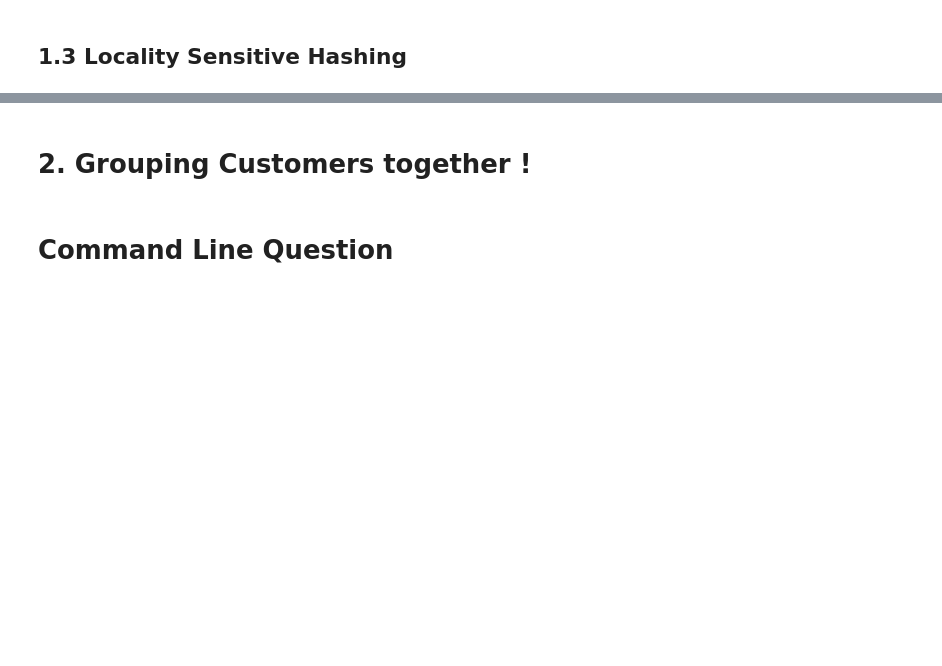
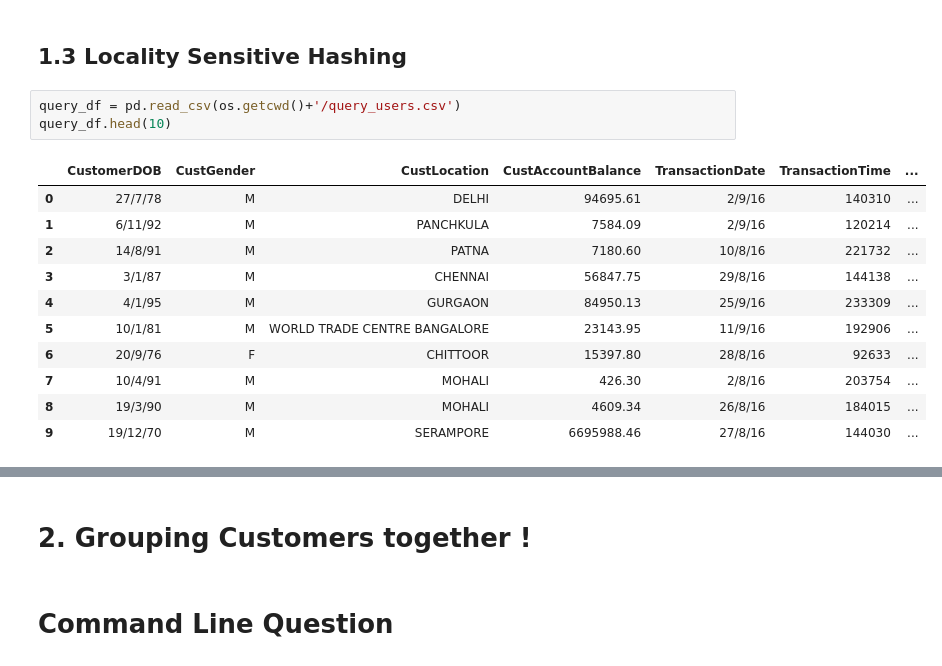
Before and after one commit to YassHarrach/ADM-HW4, a Jupyter notebook: main.ipynb, the cells around one changed output, grey strips where cells are left out. Saved outputs shown, nothing was run; the diff lists cells and outputs as text; blank space fills up the shorter version.

```diff
--- a/main.ipynb
+++ b/main.ipynb
@@ -129,2 +401,17 @@ lsh(signature_matrix)
 # %% [markdown]
 ## 1.3 Locality Sensitive Hashing
+# %%
+query_df = pd.read_csv(os.getcwd()+'/query_users.csv')
+query_df.head(10)
+# %% [output]
+|  | CustomerDOB | CustGender | CustLocation | CustAccountBalance | TransactionDate | TransactionTime | ... |
+| 0 | 27/7/78 | M | DELHI | 94695.61 | 2/9/16 | 140310 | ... |
+| 1 | 6/11/92 | M | PANCHKULA | 7584.09 | 2/9/16 | 120214 | ... |
+| 2 | 14/8/91 | M | PATNA | 7180.60 | 10/8/16 | 221732 | ... |
+| 3 | 3/1/87 | M | CHENNAI | 56847.75 | 29/8/16 | 144138 | ... |
+| 4 | 4/1/95 | M | GURGAON | 84950.13 | 25/9/16 | 233309 | ... |
+| 5 | 10/1/81 | M | WORLD TRADE CENTRE BANGALORE | 23143.95 | 11/9/16 | 192906 | ... |
+| 6 | 20/9/76 | F | CHITTOOR | 15397.80 | 28/8/16 | 92633 | ... |
+| 7 | 10/4/91 | M | MOHALI | 426.30 | 2/8/16 | 203754 | ... |
+| 8 | 19/3/90 | M | MOHALI | 4609.34 | 26/8/16 | 184015 | ... |
+| 9 | 19/12/70 | M | SERAMPORE | 6695988.46 | 27/8/16 | 144030 | ... |
```
Also changed, not shown: parts of 52 cells of this notebook.
